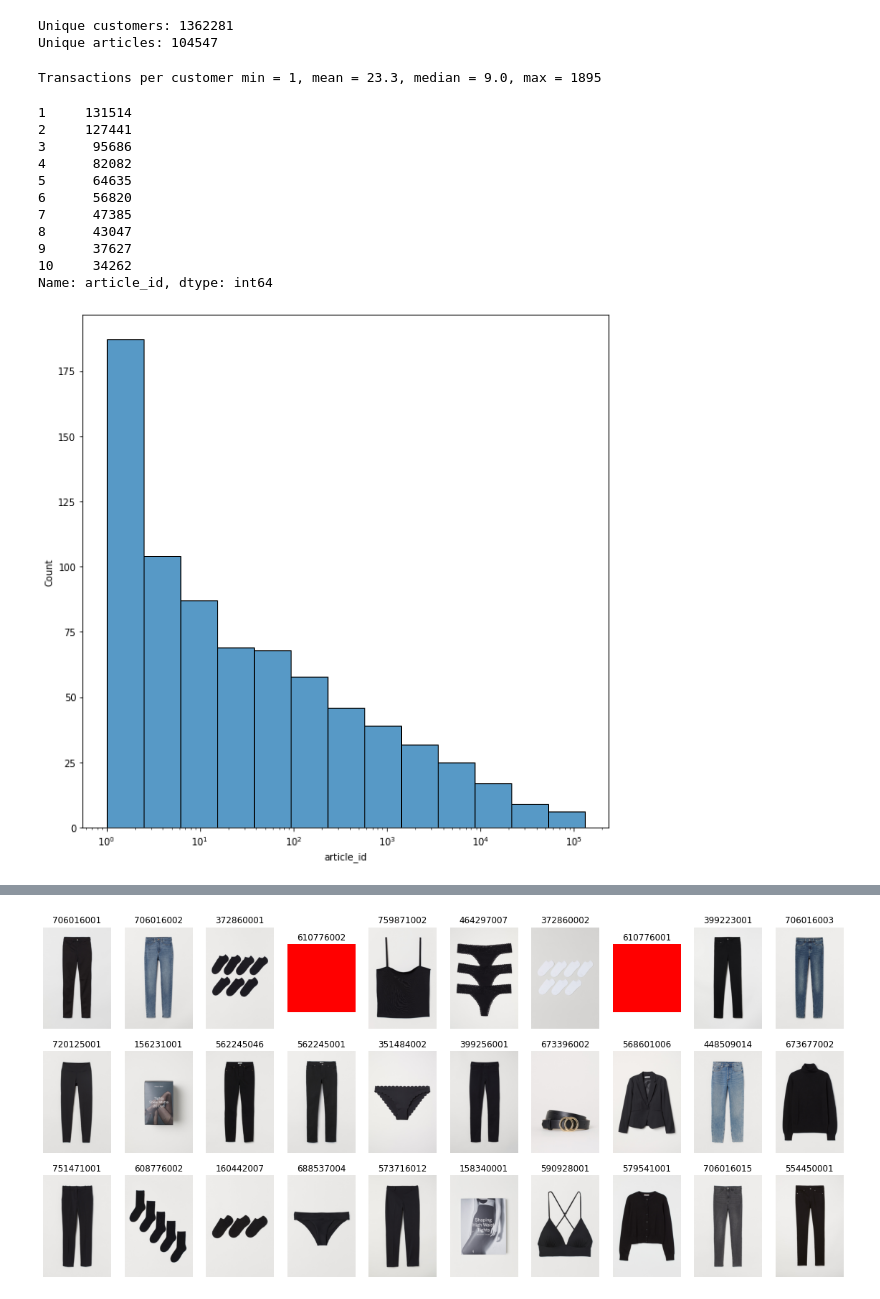
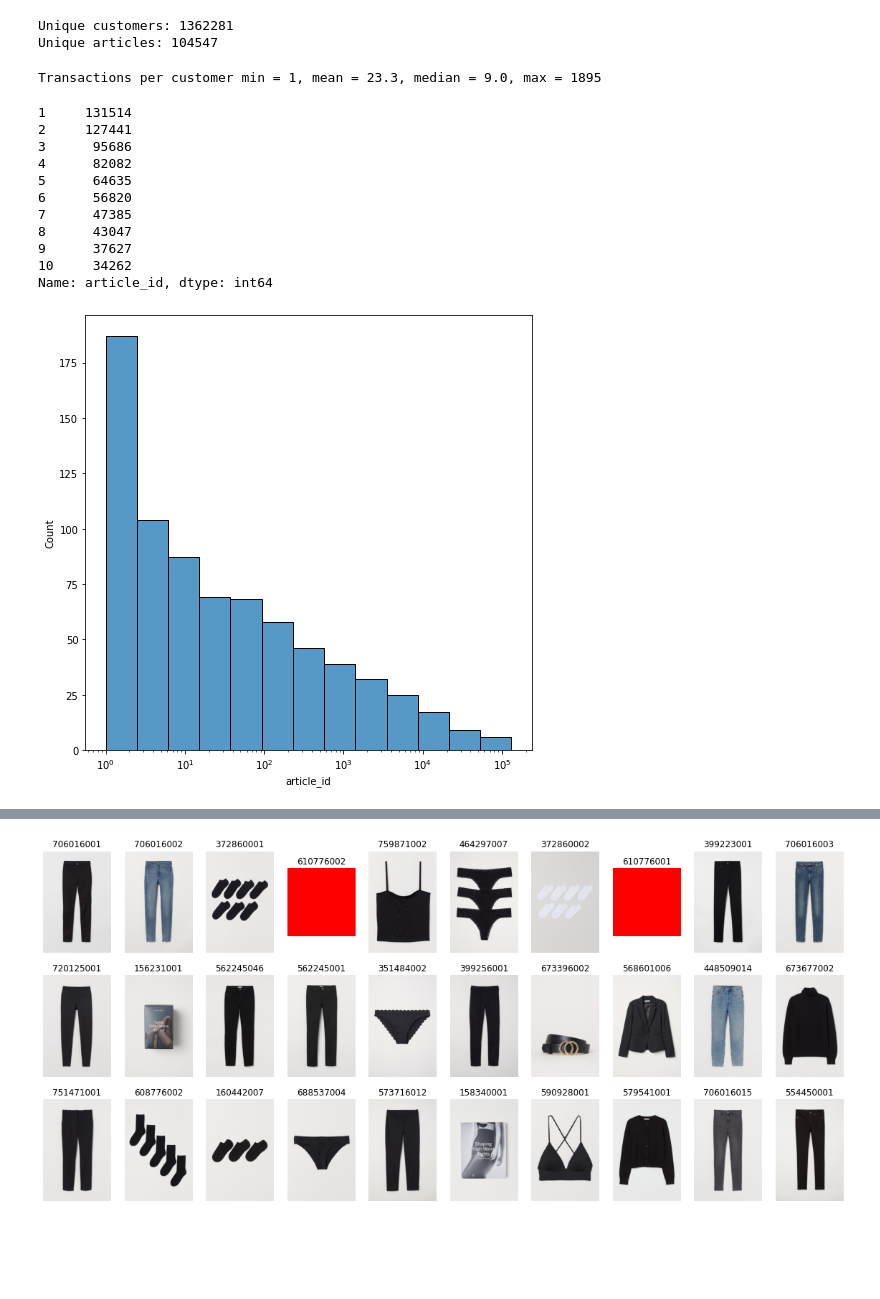
Before and after one commit to alex-prokudaylo/otus_education, a Jupyter notebook: h-m-recsys-eda.ipynb, the cells around one changed output, grey strips where cells are left out. Cells and saved outputs as stored; diff of their text form; code cells hidden in the pictures; blank space fills up the shorter version.

```diff
--- a/h-m-recsys-eda.ipynb
+++ b/h-m-recsys-eda.ipynb
@@ -50,25 +50,25 @@ Unique articles: 104547
 # %%
 per_customer = transactions_df.groupby("customer_id")["article_id"].count()
 
 print("Transactions per customer min = {}, mean = {:.3}, median = {:.3}, max = {}".format(per_customer.min(), per_customer.mean(), per_customer.median(), per_customer.max()))
 
-plt.figure(figsize=(10,10))
+plt.figure(figsize=(8,8))
 sns.histplot(per_customer.value_counts(), log_scale=True)
 per_customer.value_counts().head(10)
 # %% [output]
 Transactions per customer min = 1, mean = 23.3, median = 9.0, max = 1895
 1     131514
 2     127441
 3      95686
 4      82082
 5      64635
 6      56820
 7      47385
 8      43047
 9      37627
 10     34262
 Name: article_id, dtype: int64
-[figure, old version]
+[figure, new version]
 # %%
 per_articles = transactions_df.groupby("article_id")["customer_id"].count()
 
```
Also changed, not shown: parts of 6 cells of this notebook.
